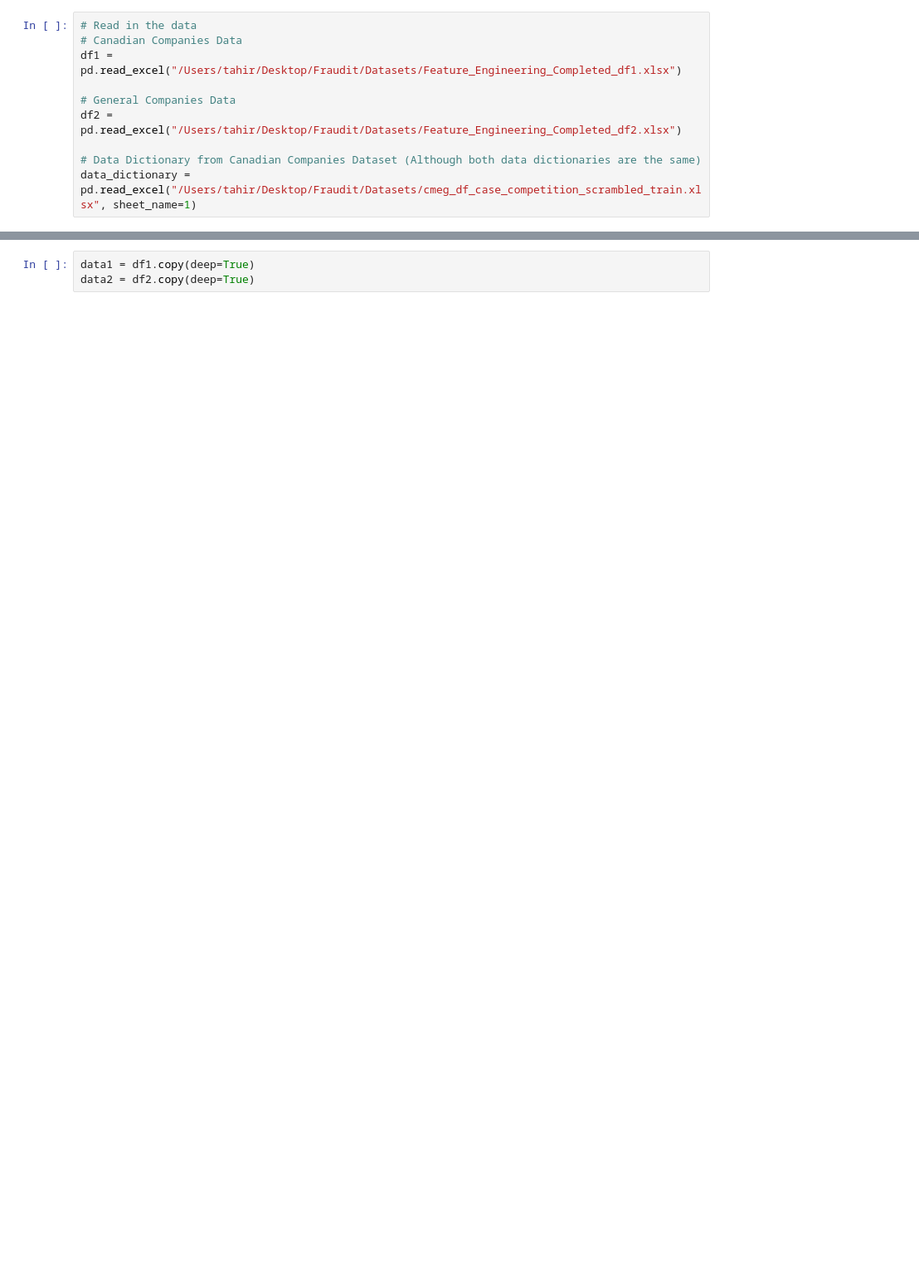
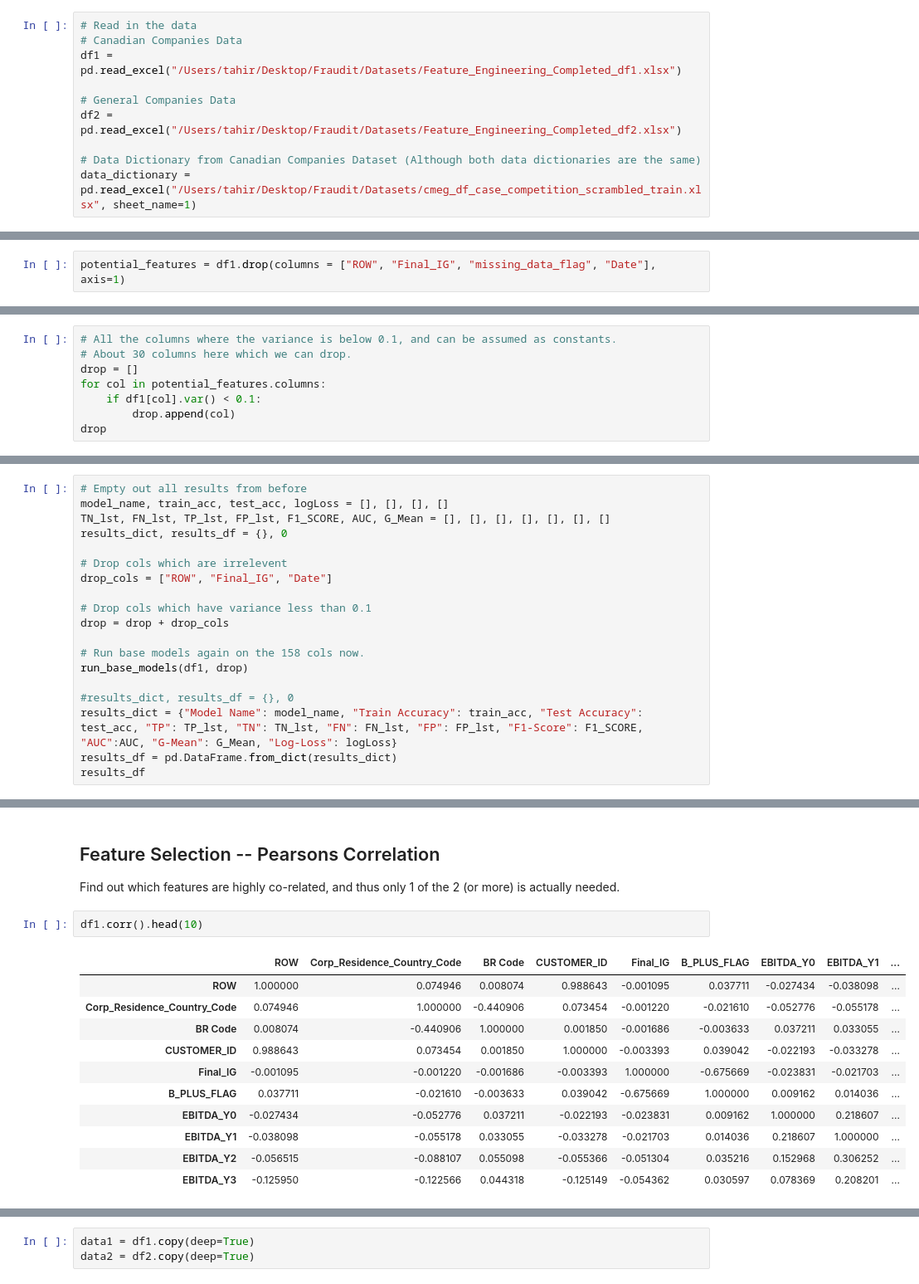
Before and after one commit to Tahir001/Fraudit, a Jupyter notebook: Scripts/Feature Selection.ipynb, the cells around one changed output, grey strips where cells are left out. Shown at 83% size. Saved outputs shown, nothing was run; the diff lists cells and outputs as text; blank space fills up the shorter version.

Commit message:
Cleaned up some data, and finished Feature Selection for 2/5 methods

```diff
--- a/Scripts/Feature Selection.ipynb
+++ b/Scripts/Feature Selection.ipynb
@@ -114,0 +201,2 @@ df1.shape
+# %%
+potential_features = df1.drop(columns = ["ROW", "Final_IG", "missing_data_flag", "Date"], axis=1)
@@ -114,0 +205,8 @@ df1.shape
+# %%
+# All the columns where the variance is below 0.1, and can be assumed as constants.
+# About 30 columns here which we can drop.
+drop = []
+for col in potential_features.columns:
+    if df1[col].var() < 0.1:
+        drop.append(col)
+drop
@@ -114,0 +240,19 @@ df1.shape
+# %%
+# Empty out all results from before
+model_name, train_acc, test_acc, logLoss = [], [], [], []
+TN_lst, FN_lst, TP_lst, FP_lst, F1_SCORE, AUC, G_Mean = [], [], [], [], [], [], []
+results_dict, results_df = {}, 0
+
+# Drop cols which are irrelevent
+drop_cols = ["ROW", "Final_IG", "Date"]
+
+# Drop cols which have variance less than 0.1
+drop = drop + drop_cols
+
+# Run base models again on the 158 cols now.
+run_base_models(df1, drop)
+
+#results_dict, results_df = {}, 0
+results_dict = {"Model Name": model_name, "Train Accuracy": train_acc, "Test Accuracy": test_acc, "TP": TP_lst, "TN": TN_lst, "FN": FN_lst, "FP": FP_lst, "F1-Score": F1_SCORE, "AUC":AUC, "G-Mean": G_Mean, "Log-Loss": logLoss}
+results_df = pd.DataFrame.from_dict(results_dict)
+results_df
@@ -114,0 +272,18 @@ df1.shape
+# %% [markdown]
+## Feature Selection -- Pearsons Correlation
+
+Find out which features are highly co-related, and thus only 1 of the 2 (or more) is actually needed.
+# %%
+df1.corr().head(10)
+# %% [output]
+|  | ROW | Corp_Residence_Country_Code | BR Code | CUSTOMER_ID | Final_IG | B_PLUS_FLAG | EBITDA_Y0 | EBITDA_Y1 | ... |
+| ROW | 1.000000 | 0.074946 | 0.008074 | 0.988643 | -0.001095 | 0.037711 | -0.027434 | -0.038098 | ... |
+| Corp_Residence_Country_Code | 0.074946 | 1.000000 | -0.440906 | 0.073454 | -0.001220 | -0.021610 | -0.052776 | -0.055178 | ... |
+| BR Code | 0.008074 | -0.440906 | 1.000000 | 0.001850 | -0.001686 | -0.003633 | 0.037211 | 0.033055 | ... |
+| CUSTOMER_ID | 0.988643 | 0.073454 | 0.001850 | 1.000000 | -0.003393 | 0.039042 | -0.022193 | -0.033278 | ... |
+| Final_IG | -0.001095 | -0.001220 | -0.001686 | -0.003393 | 1.000000 | -0.675669 | -0.023831 | -0.021703 | ... |
+| B_PLUS_FLAG | 0.037711 | -0.021610 | -0.003633 | 0.039042 | -0.675669 | 1.000000 | 0.009162 | 0.014036 | ... |
+| EBITDA_Y0 | -0.027434 | -0.052776 | 0.037211 | -0.022193 | -0.023831 | 0.009162 | 1.000000 | 0.218607 | ... |
+| EBITDA_Y1 | -0.038098 | -0.055178 | 0.033055 | -0.033278 | -0.021703 | 0.014036 | 0.218607 | 1.000000 | ... |
+| EBITDA_Y2 | -0.056515 | -0.088107 | 0.055098 | -0.055366 | -0.051304 | 0.035216 | 0.152968 | 0.306252 | ... |
+| EBITDA_Y3 | -0.125950 | -0.122566 | 0.044318 | -0.125149 | -0.054362 | 0.030597 | 0.078369 | 0.208201 | ... |
```
Also changed, not shown: parts of 24 cells of this notebook, 1 other file.
